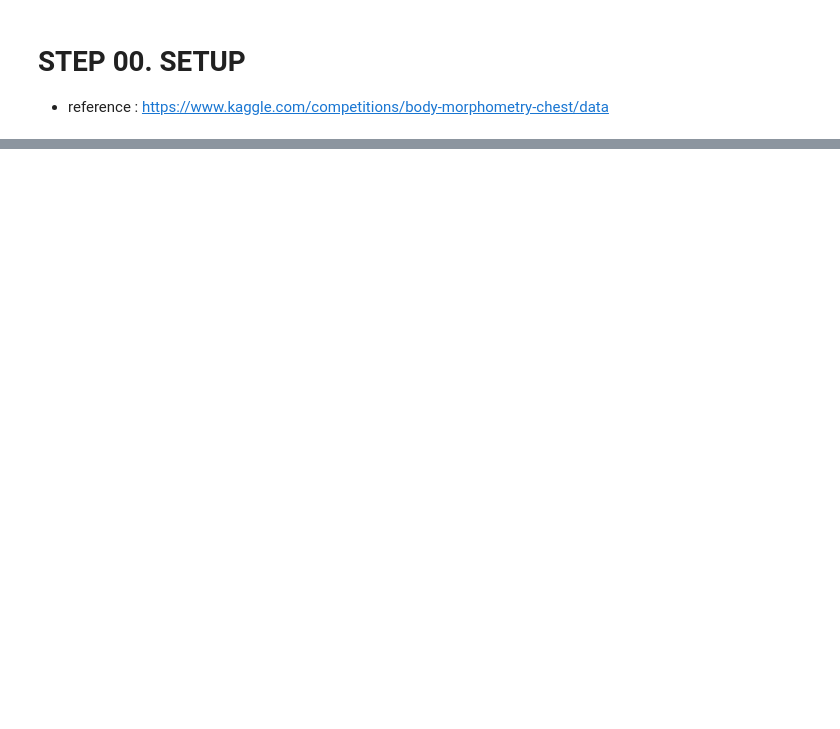
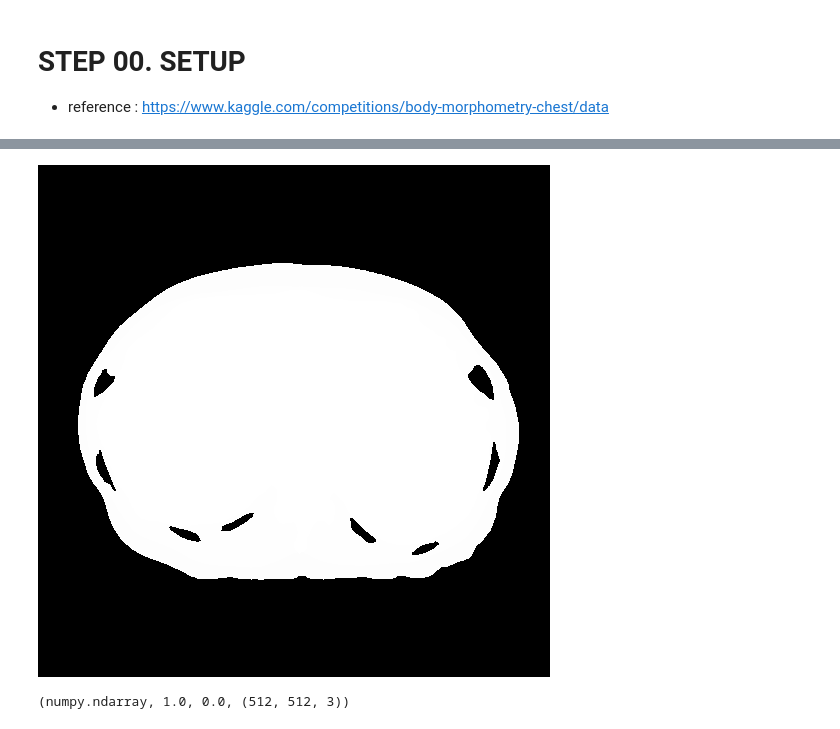
Before and after one commit to leadbreak/vit_morphology, a Jupyter notebook: eda.ipynb, the cells around one changed output, grey strips where cells are left out. Drawn from its saved outputs; the diff is of its cells as text; code cells hidden in the pictures; blank space fills up the shorter version.

```diff
--- a/eda.ipynb
+++ b/eda.ipynb
@@ -40,0 +84,11 @@ def read_dicom(path, window_width, window_level):
+# %%
+img = np.array(Image.open("./samples/train/label/case011.png"))
+Image.fromarray(img.astype('uint8')*255)
+# %% [output]
+[figure, added]
+# %%
+
+A = read_dicom(path=target, window_width=512, window_level=512)
+type(A), np.max(A), np.min(A), A.shape
+# %% [output]
+(numpy.ndarray, 1.0, 0.0, (512, 512, 3))
```
Also changed, not shown: parts of 16 cells of this notebook, 7 other files.
